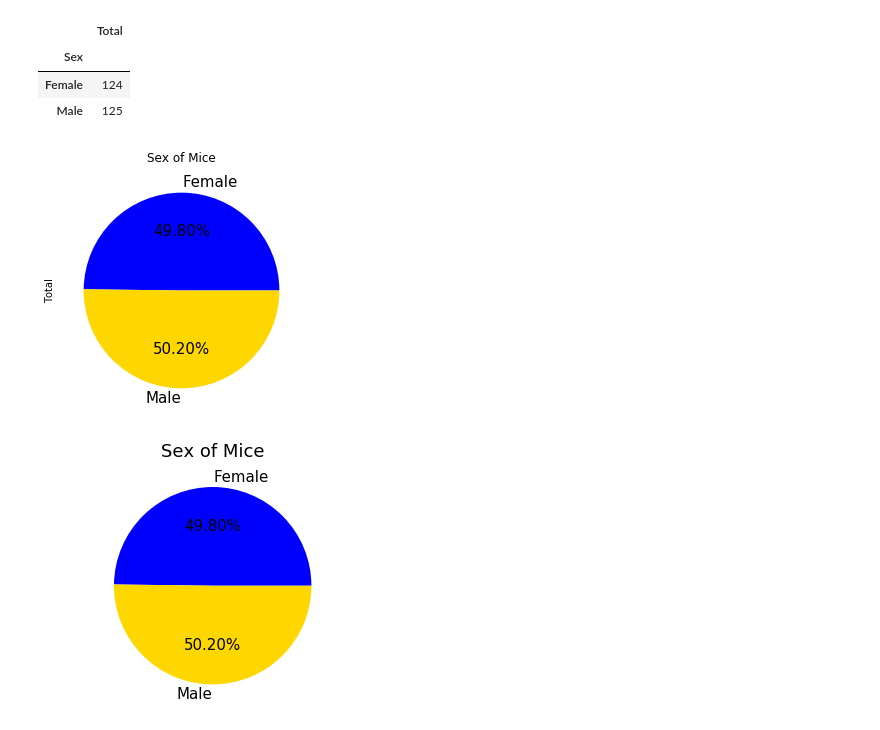
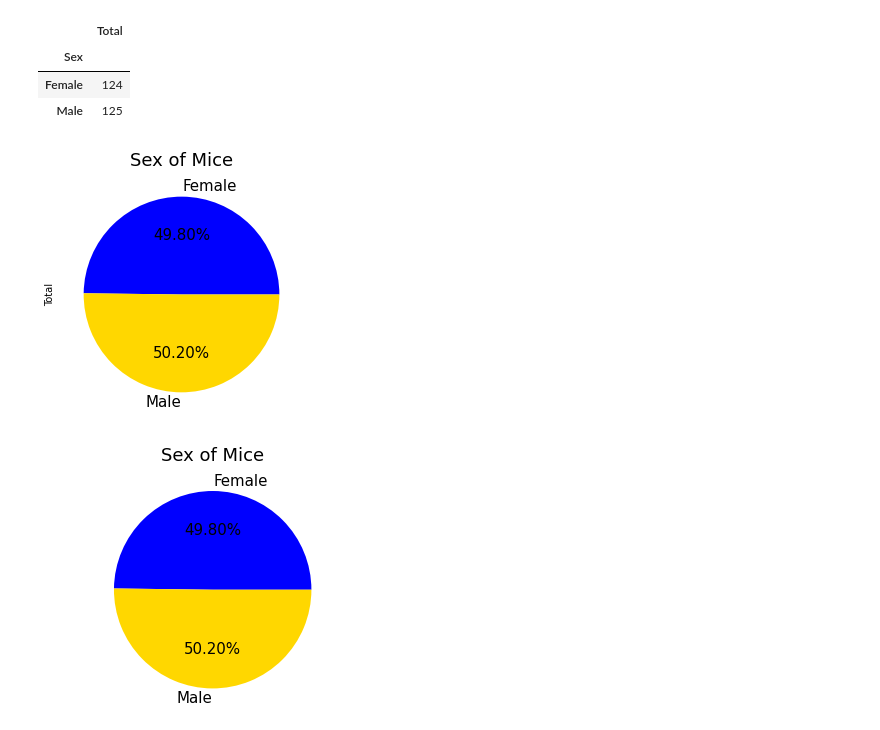
Before and after one commit to aburstyn9068/matplotlib-challenge, a Jupyter notebook: pymaceuticals_starter.ipynb, the cells around one changed output. Saved outputs shown, nothing was run; the diff lists cells and outputs as text; code cells hidden in the pictures.

```diff
--- a/pymaceuticals_starter.ipynb
+++ b/pymaceuticals_starter.ipynb
@@ -244,10 +244,11 @@ sexDF
 # %%
 # Generate a pie plot showing the distribution of female versus male mice using pandas
 sexDF.plot(kind="pie", y="Total", title="Sex of Mice",autopct='%.2f%%',figsize=(4.5,4.5),fontsize=15,colors=("b","gold"))
 plt.legend().remove()
+plt.title("Sex of Mice", fontsize=18)
 plt.show()
 # %% [output]
-[figure, old version]
+[figure, new version]
 # %%
 # Generate a pie plot showing the distribution of female versus male mice using pyplot
 plt.rcParams['font.size'] = 15
```
Also changed, not shown: parts of 7 cells of this notebook, 1 other file.
